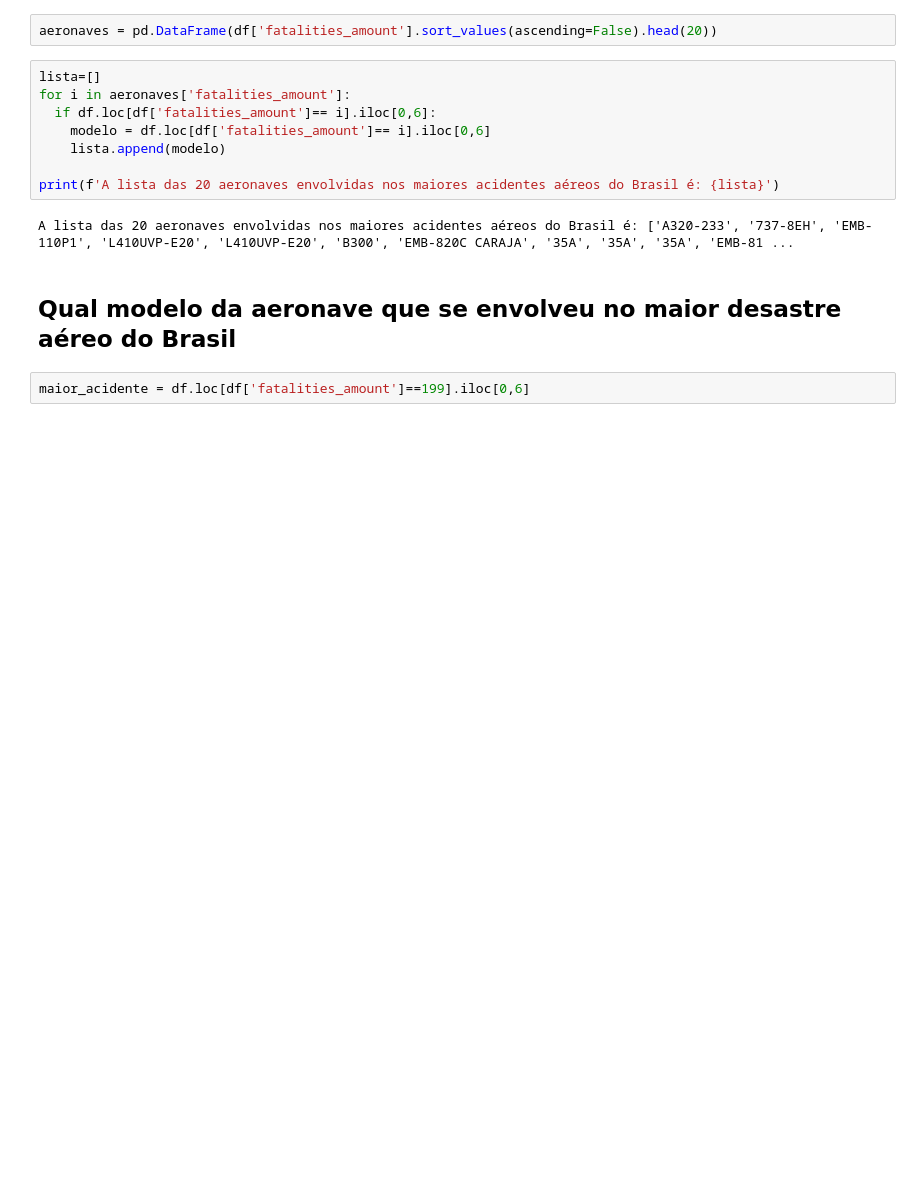
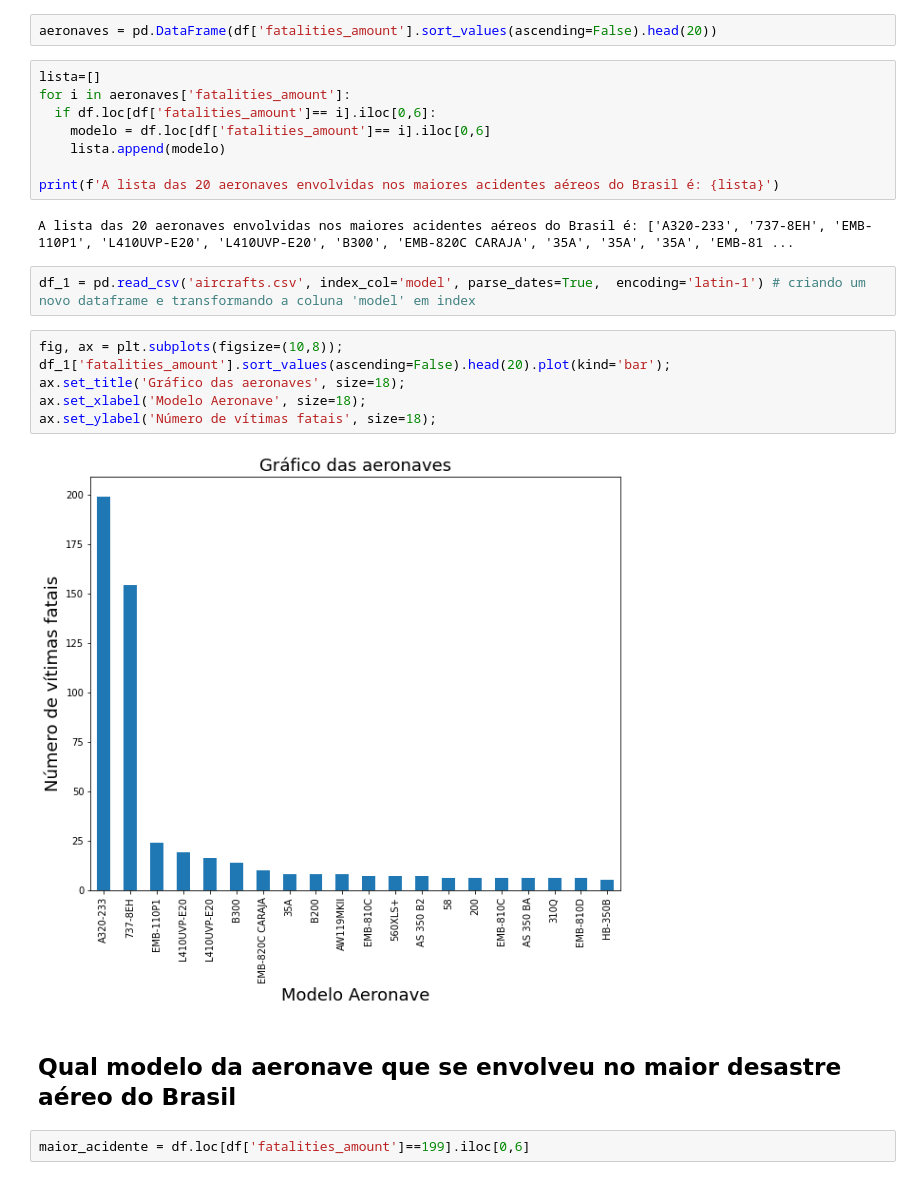
Before and after one commit to thiagoteles10/acidentes_aeronauticos, a Jupyter notebook: acidentes_aeronáuticos(parte_1).ipynb, the cells around one changed output. Drawn from its saved outputs; the diff is of its cells as text; blank space fills up the shorter version.

```diff
--- a/acidentes_aeronáuticos(parte_1).ipynb
+++ b/acidentes_aeronáuticos(parte_1).ipynb
@@ -223,6 +224,16 @@ for i in aeronaves['fatalities_amount']:
 print(f'A lista das 20 aeronaves envolvidas nos maiores acidentes aéreos do Brasil é: {lista}')
 # %% [output]
 A lista das 20 aeronaves envolvidas nos maiores acidentes aéreos do Brasil é: ['A320-233', '737-8EH', 'EMB-110P1', 'L410UVP-E20', 'L410UVP-E20', 'B300', 'EMB-820C CARAJA', '35A', '35A', '35A', 'EMB-81 ...
+# %%
+df_1 = pd.read_csv('aircrafts.csv', index_col='model', parse_dates=True,  encoding='latin-1') # criando um novo dataframe e transformando a coluna 'model' em index
+# %%
+fig, ax = plt.subplots(figsize=(10,8));
+df_1['fatalities_amount'].sort_values(ascending=False).head(20).plot(kind='bar');
+ax.set_title('Gráfico das aeronaves', size=18);
+ax.set_xlabel('Modelo Aeronave', size=18);
+ax.set_ylabel('Número de vítimas fatais', size=18);
+# %% [output]
+[figure, added]
 # %% [markdown]
 ## **Qual modelo da aeronave que se envolveu no maior desastre aéreo do Brasil**
 # %%
```
Also changed, not shown: parts of 12 cells of this notebook.
